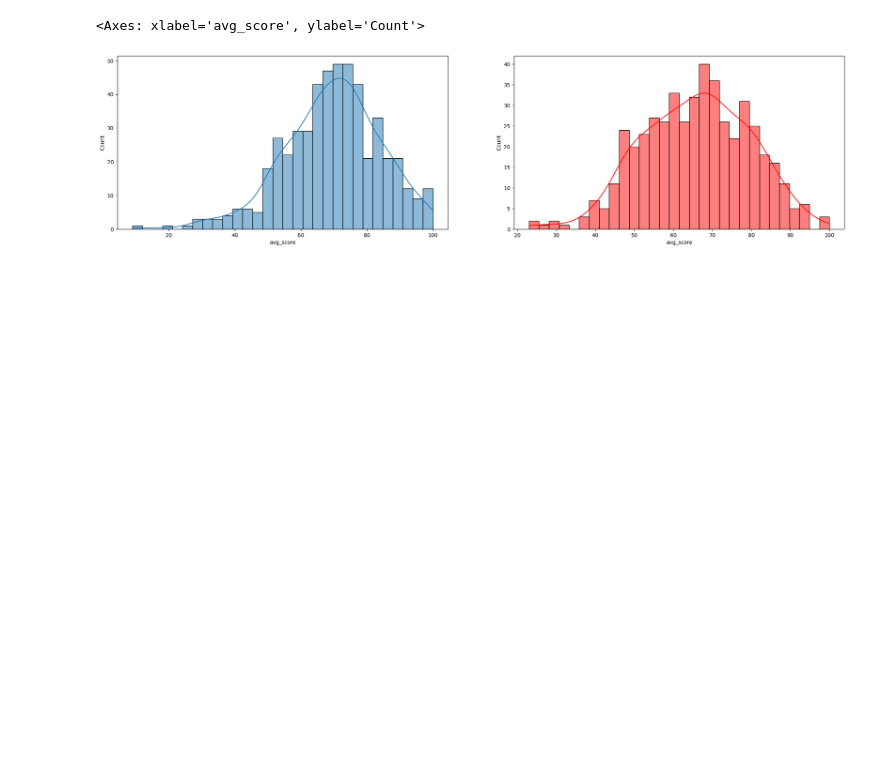
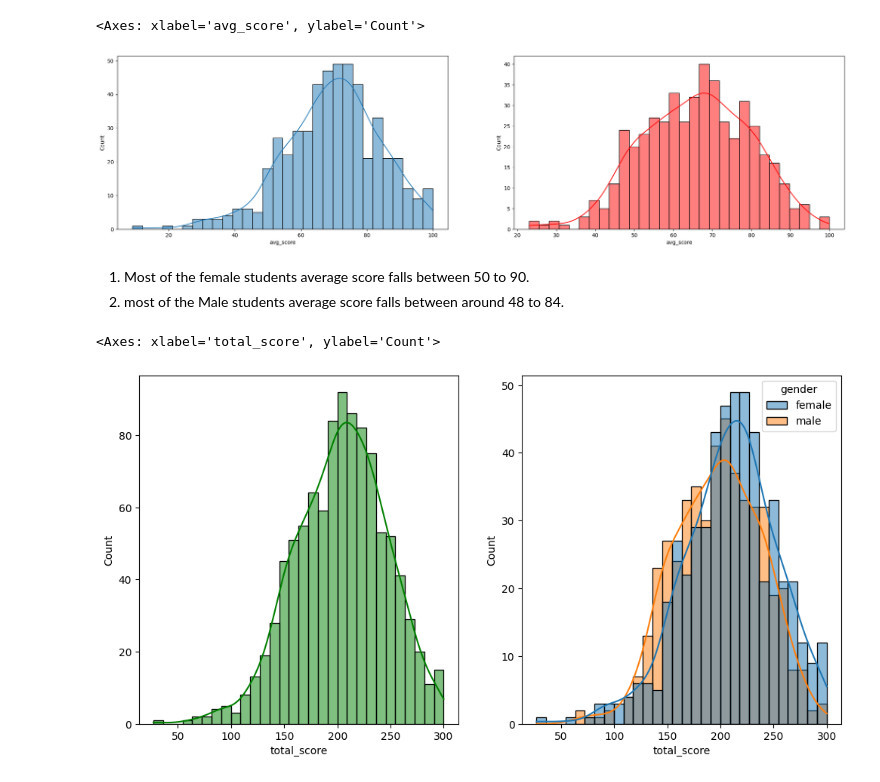
Before and after one commit to themaheshsalpure/mlproject, a Jupyter notebook: notebook/data/EDA_Student_performance.ipynb, the cells around one changed output. Cells and saved outputs as stored; diff of their text form; code cells hidden in the pictures; blank space fills up the shorter version.

```diff
--- a/notebook/data/EDA_Student_performance.ipynb
+++ b/notebook/data/EDA_Student_performance.ipynb
@@ -271,7 +275,13 @@ sns.histplot(data = df[df.gender == 'male'], x = 'avg_score', kde = True, bins =
 # %% [output]
 <Axes: xlabel='avg_score', ylabel='Count'>
 [figure]
+# %% [markdown]
+1. Most of the female students average score falls between 50 to 90.
+2. most of the Male students average score falls between around 48 to 84.
 # %%
 fig, axs = plt.subplots(1,2, figsize = (12, 6))
 sns.histplot(data= df , x ='total_score', bins = 30, color = 'g', kde = True, ax = axs[0])
-sns.histplot()
+sns.histplot(data = df, x = 'total_score', hue = 'gender',bins = 30, kde = True, color = 'r', ax = axs[1])
+# %% [output]
+<Axes: xlabel='total_score', ylabel='Count'>
+[figure, added]
```
Also changed, not shown: parts of 10 cells of this notebook.
